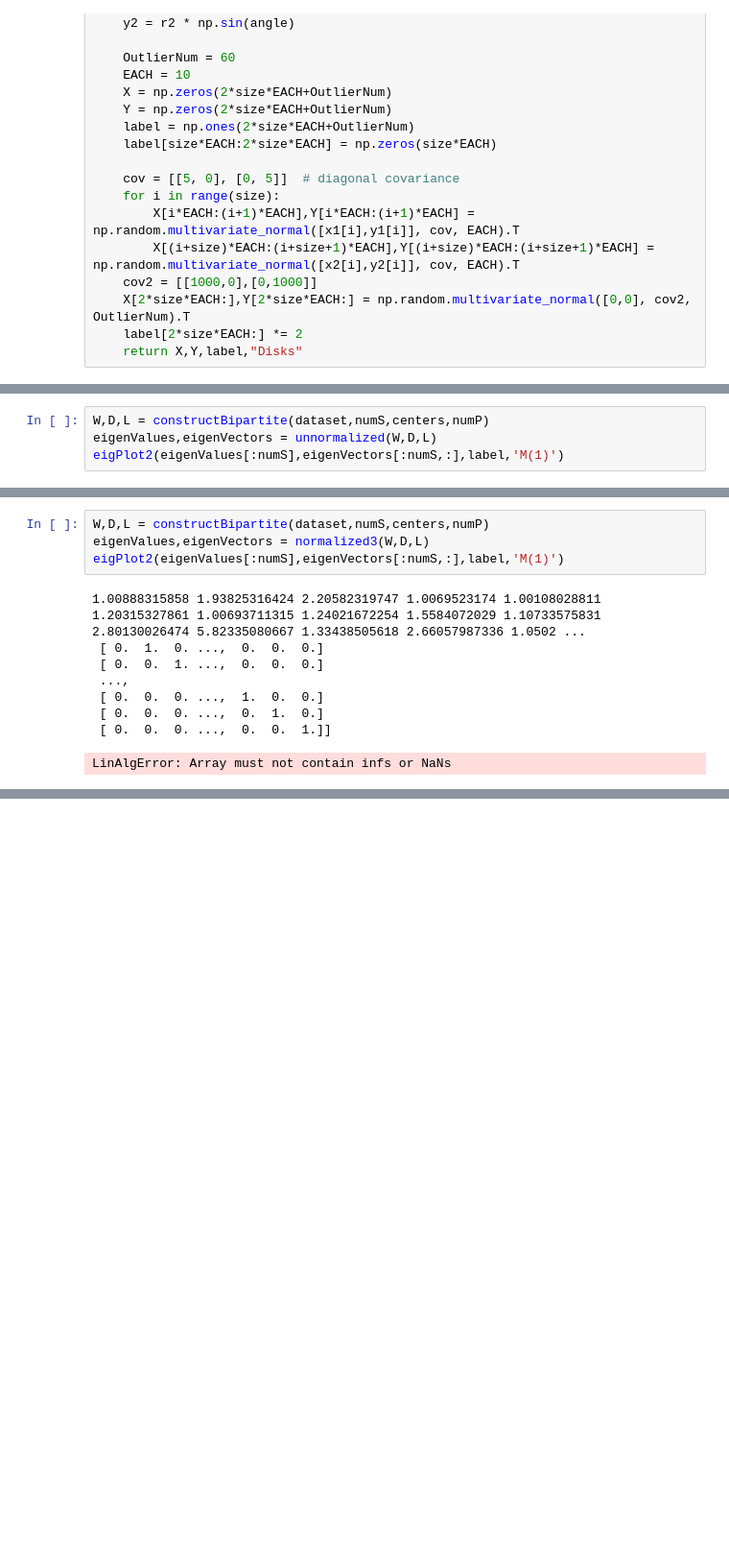
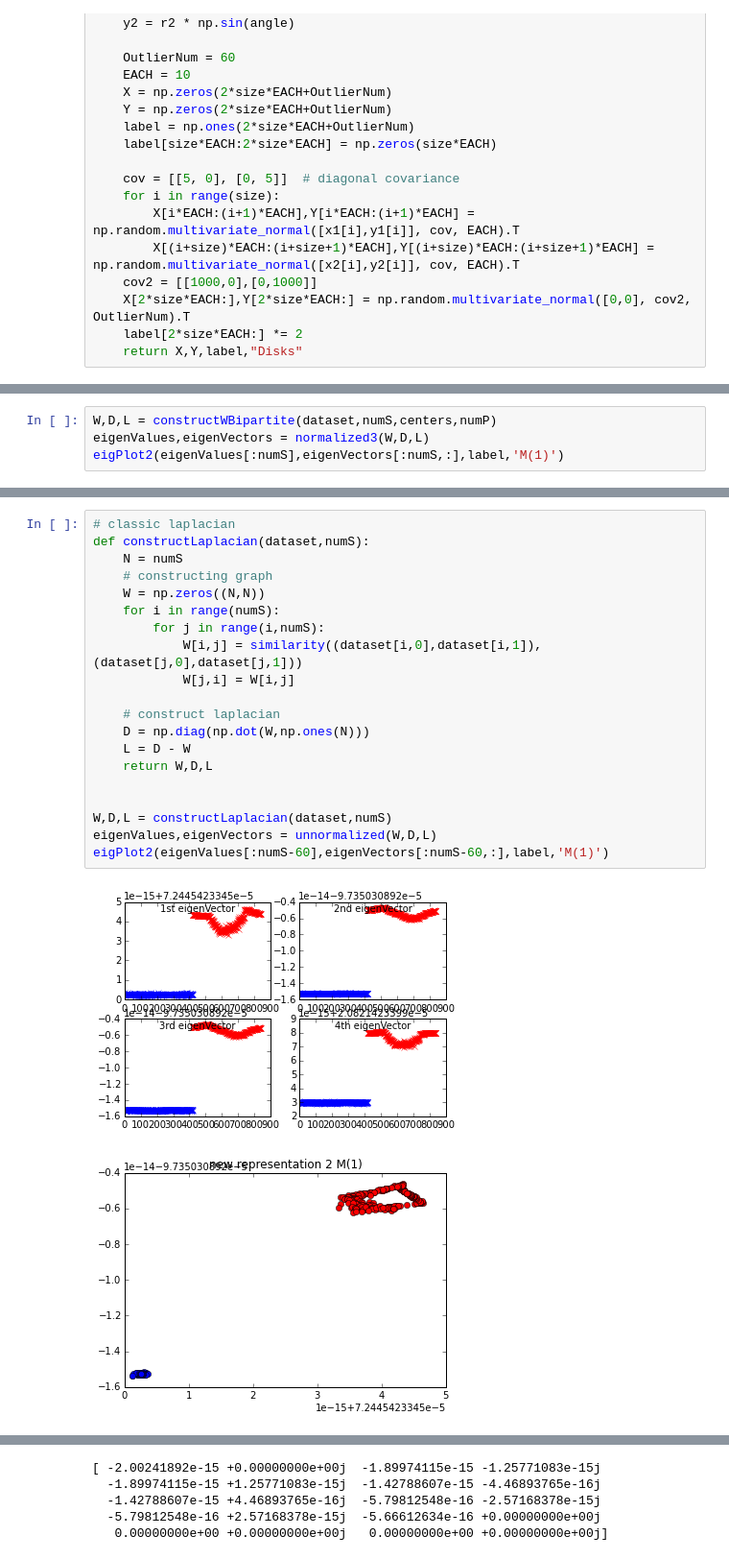
Before and after one commit to babakahmadi/Thesis, a Jupyter notebook: implementation/Bipartite - Prototyping.ipynb, the cells around one changed output, grey strips where cells are left out. Shown at 96% size. Drawn from its saved outputs; the diff is of its cells as text; blank space fills up the shorter version.

```diff
--- a/implementation/Bipartite - Prototyping.ipynb
+++ b/implementation/Bipartite - Prototyping.ipynb
@@ -648,0 +727,4 @@ def generateTwoDisksOutlier2():
+# %%
+W,D,L = constructWBipartite(dataset,numS,centers,numP)
+eigenValues,eigenVectors = normalized3(W,D,L)
+eigPlot2(eigenValues[:numS],eigenVectors[:numS,:],label,'M(1)')
@@ -676,4 +766,0 @@ prototypes
-# %%
-W,D,L = constructBipartite(dataset,numS,centers,numP)
-eigenValues,eigenVectors = unnormalized(W,D,L)
-eigPlot2(eigenValues[:numS],eigenVectors[:numS,:],label,'M(1)')
@@ -690,13 +767,23 @@ eigPlot2(eigenValues[:numS],eigenVectors[:numS,:],label,'M(1)')
-# %%
-W,D,L = constructBipartite(dataset,numS,centers,numP)
-eigenValues,eigenVectors = normalized3(W,D,L)
-eigPlot2(eigenValues[:numS],eigenVectors[:numS,:],label,'M(1)')
-# %% [output]
-1.00888315858 1.93825316424 2.20582319747 1.0069523174 1.00108028811 1.20315327861 1.00693711315 1.24021672254 1.5584072029 1.10733575831 2.80130026474 5.82335080667 1.33438505618 2.66057987336 1.0502 ...
- [ 0.  1.  0. ...,  0.  0.  0.]
- [ 0.  0.  1. ...,  0.  0.  0.]
- ...,
- [ 0.  0.  0. ...,  1.  0.  0.]
- [ 0.  0.  0. ...,  0.  1.  0.]
- [ 0.  0.  0. ...,  0.  0.  1.]]
-LinAlgError: Array must not contain infs or NaNs
+# %%
+# classic laplacian
+def constructLaplacian(dataset,numS):
+    N = numS
+    # constructing graph
+    W = np.zeros((N,N))
+    for i in range(numS):
+        for j in range(i,numS):
+            W[i,j] = similarity((dataset[i,0],dataset[i,1]),(dataset[j,0],dataset[j,1]))
+            W[j,i] = W[i,j]
+
+    # construct laplacian
+    D = np.diag(np.dot(W,np.ones(N)))
+    L = D - W
+    return W,D,L
+
+
+W,D,L = constructLaplacian(dataset,numS)
+eigenValues,eigenVectors = unnormalized(W,D,L)
+eigPlot2(eigenValues[:numS-60],eigenVectors[:numS-60,:],label,'M(1)')
+# %% [output]
+[figure, added]
+[figure, added]
@@ -702,0 +792,5 @@ LinAlgError: Array must not contain infs or NaNs
+[ -2.00241892e-15 +0.00000000e+00j  -1.89974115e-15 -1.25771083e-15j
+  -1.89974115e-15 +1.25771083e-15j  -1.42788607e-15 -4.46893765e-16j
+  -1.42788607e-15 +4.46893765e-16j  -5.79812548e-16 -2.57168378e-15j
+  -5.79812548e-16 +2.57168378e-15j  -5.66612634e-16 +0.00000000e+00j
+   0.00000000e+00 +0.00000000e+00j   0.00000000e+00 +0.00000000e+00j]
```
Also changed, not shown: parts of 10 cells of this notebook, 21 other files.
